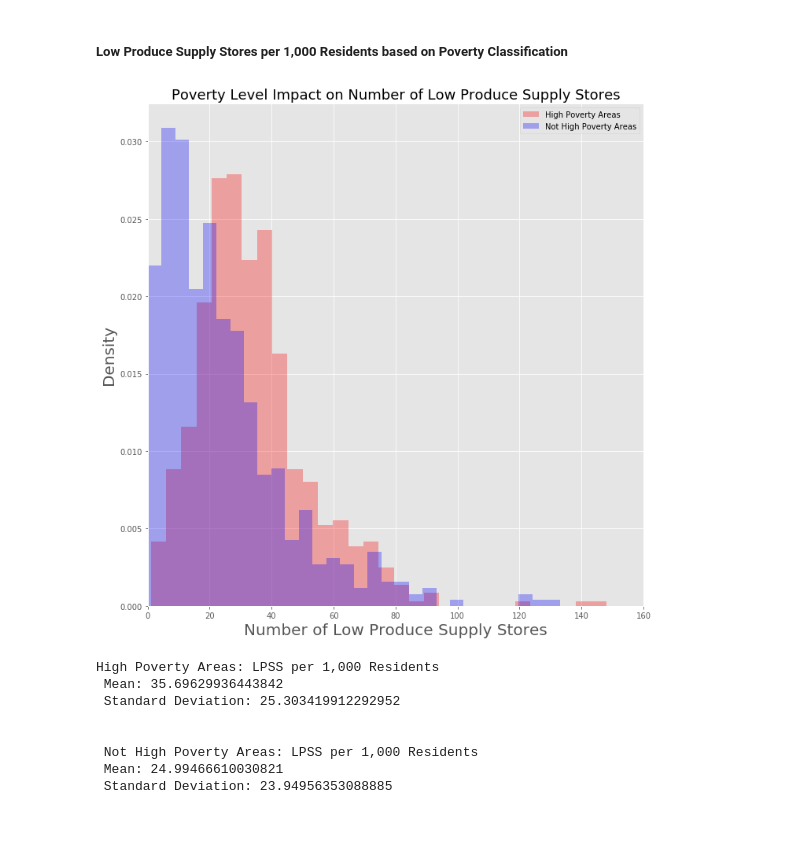
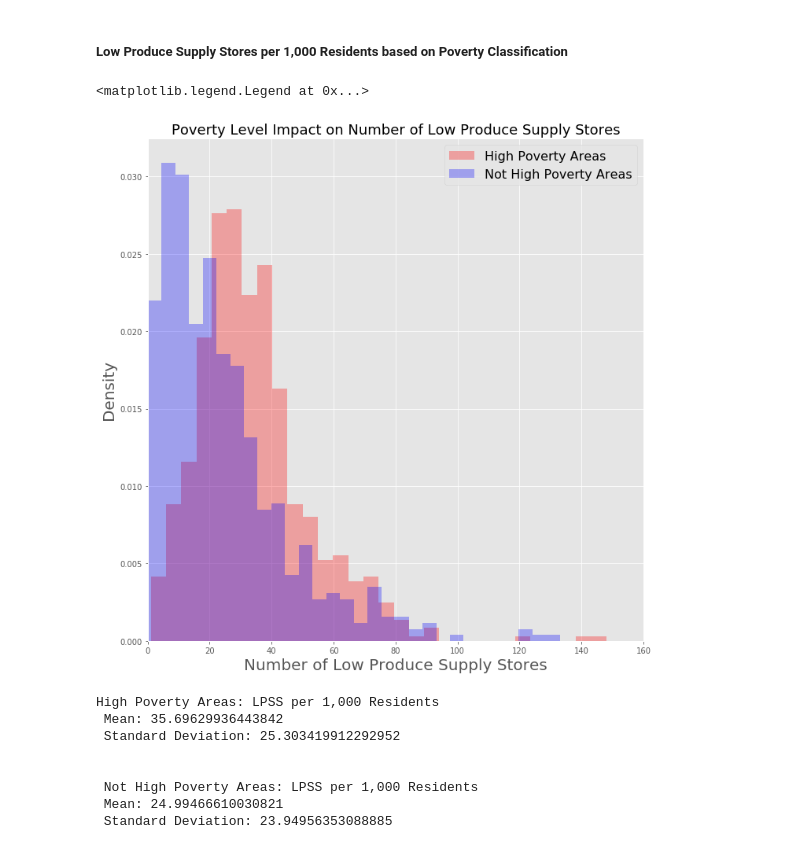
Before and after one commit to jamiewessels/Philly_Food_Access, a Jupyter notebook: notebooks/Exploratory_Data_Analysis.ipynb, the cells around one changed output. Saved outputs shown, nothing was run; the diff lists cells and outputs as text; code cells hidden in the pictures.

```diff
--- a/notebooks/Exploratory_Data_Analysis.ipynb
+++ b/notebooks/Exploratory_Data_Analysis.ipynb
@@ -587,20 +587,22 @@ len(not_high_pov)
 # %%
 fig, ax = plt.subplots(figsize = (10,10))
 
 data = [high_pov['tot_lpss'], not_high_pov['tot_lpss']]
 labels = ['High Poverty Areas', 'Not High Poverty Areas']
 colors = ['red', 'blue']
 
 #from functionalization.py
 overlay_histograms(ax, data, labels, colors, xlabel = 'Number of Low Produce Supply Stores', title = 'Poverty Level Impact on Number of Low Produce Supply Stores')
 ax.set_xlim(0, 160)
 ax.set_ylabel('Density', fontsize = 20)
 ax.set_xlabel('Number of Low Produce Supply Stores', fontsize = 20)
 ax.set_title('Poverty Level Impact on Number of Low Produce Supply Stores', fontsize = 18)
 fig.tight_layout()
+ax.legend(fontsize = 16)
 # fig.savefig('../images/pdf_tot_lpss_by_poverty.jpeg');
 # %% [output]
+<matplotlib.legend.Legend at 0x...>
-[figure, old version]
+[figure, new version]
 # %%
 print(f"High Poverty Areas: LPSS per 1,000 Residents  \n Mean: {high_pov['lpss_per_1000'].mean()}  \n Standard Deviation: {high_pov['lpss_per_1000'].std(ddof = 1)}")
 print(f"\n \n Not High Poverty Areas: LPSS per 1,000 Residents  \n Mean: {not_high_pov['lpss_per_1000'].mean()}  \n Standard Deviation: {not_high_pov['lpss_per_1000'].std(ddof = 1)}")
```
Also changed, not shown: parts of 5 cells of this notebook.
